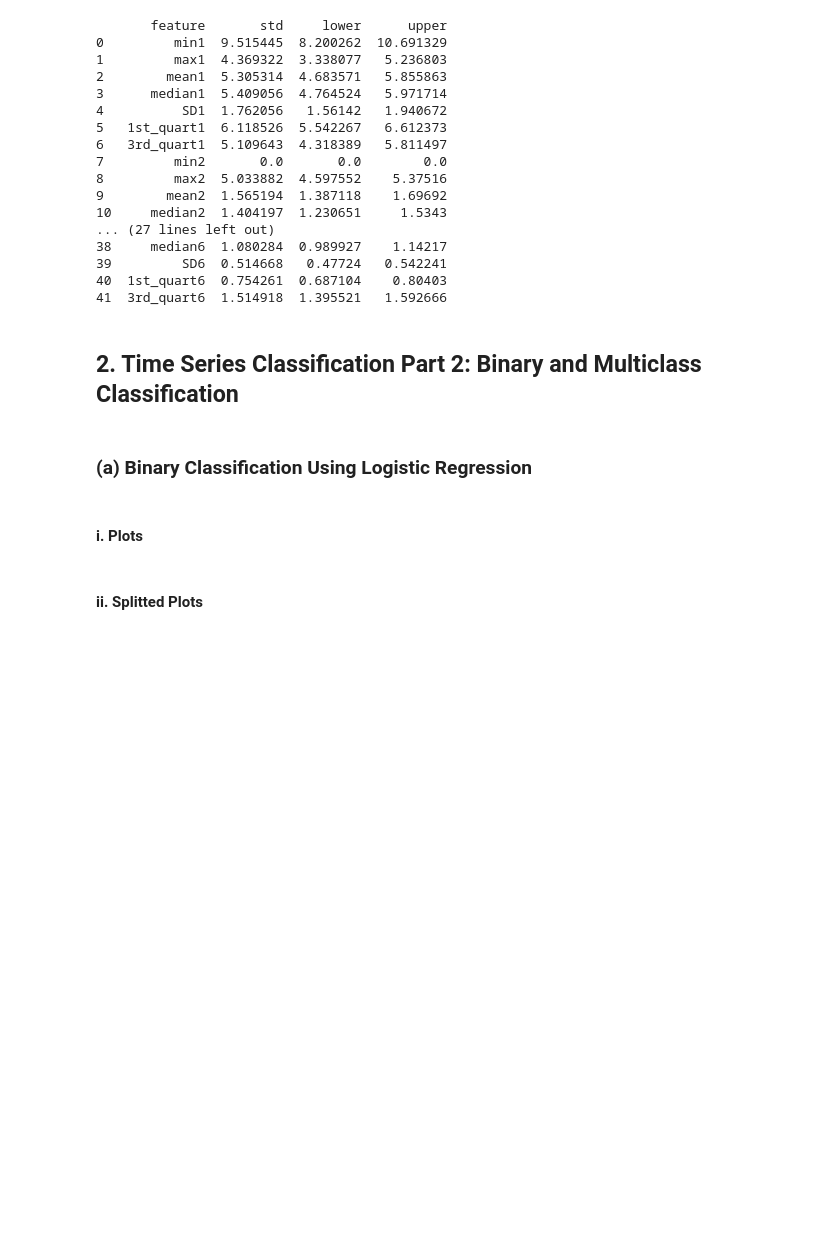
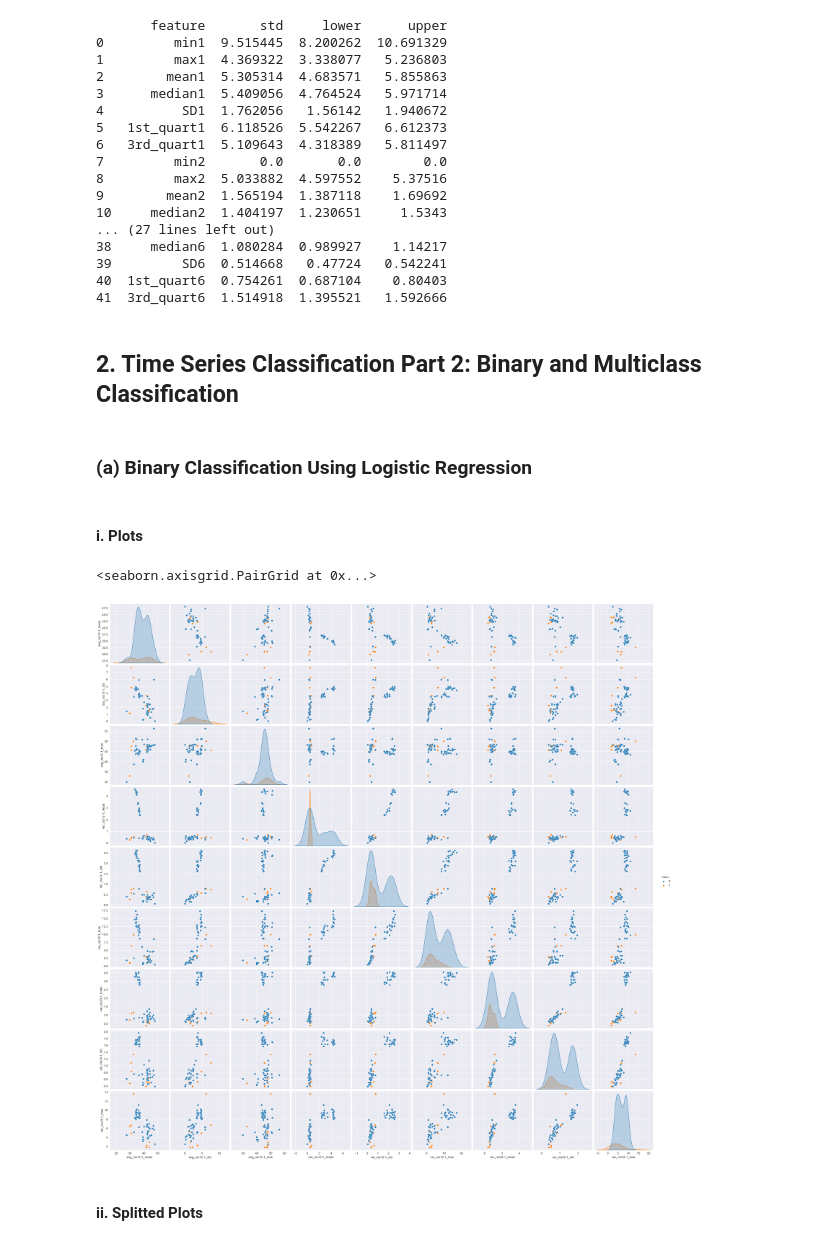
Before and after one commit to johncase17/DSCI552HW4, a Jupyter notebook: notebook/Case_John_HW4.ipynb, the cells around one changed output. Saved outputs shown, nothing was run; the diff lists cells and outputs as text; code cells hidden in the pictures; blank space fills up the shorter version.

```diff
--- a/notebook/Case_John_HW4.ipynb
+++ b/notebook/Case_John_HW4.ipynb
@@ -240,5 +252,62 @@ print(std_interval)
 ### (a) Binary Classification Using Logistic Regression
 # %% [markdown]
 #### i. Plots
+# %%
+#main features: mean, std, max
+
+#extracts the time series features (index 1, 2, 6) and break into k series
+#returns dataframe
+def extract_features(dframe, k):
+    temp = pd.DataFrame({'avg_rss12': dframe[1], 'var_rss12': dframe[2], 'var_rss23': dframe[6]})
+    stride = len(temp) / k
+    chunks = []
+    for i in range(k):
+        start_row = int(i * stride)
+        end_row = int((i + 1) * stride)
+        chunk = temp.iloc[start_row:end_row].reset_index(drop=True)
+        chunk.columns = [f"{col}-{i+1}" for col in chunk.columns]
+        chunks.append(chunk)
+
+    return pd.concat(chunks, axis=1)
+
+#applies three selected features mean, std, max to each time series
+#returns row with each metric for each col in dframe
+def analyze_features(dframe):
+    data = {}
+    for col in dframe.columns:
+        data[col+"_mean"] = dframe[col].mean()
+        data[col+"_std"] = dframe[col].std()
+        data[col+"_max"] = dframe[col].max()
+    return pd.DataFrame([data])
+def split_features(train_data, chunks):
+    bending_train = pd.DataFrame()
+    not_bending_train = pd.DataFrame()
+    combined_train = pd.DataFrame
+    for i in range(len(train_data)):
+        for j in range(len(train_data[i])):
+            temp_row = analyze_features(extract_features(train_data[i][j], chunks))
+            if i <= 1:
+                bending_train = pd.concat([bending_train, temp_row], ignore_index=True)
+            else:
+                not_bending_train = pd.concat([not_bending_train, temp_row], ignore_index=True)
+
+    #add class column
+    bending_train['class'] = 1
+    not_bending_train['class'] = 0
+    return pd.concat([bending_train, not_bending_train], ignore_index=True)
+
+def split_features_class(train_data, chunks):
+    class_train = pd.DataFrame()
+    for i in range(len(train_data)):
+        for j in range(len(train_data[i])):
+            temp_row = analyze_features(extract_features(train_data[i][j], chunks))
+            temp_row['class'] = [i]
+            class_train = pd.concat([class_train, temp_row], ignore_index=True)
+    return class_train
+#plot
+sns.pairplot(split_features(training_data, 1), hue='class', height=3)
+# %% [output]
+<seaborn.axisgrid.PairGrid at 0x...>
+[figure, added]
 # %% [markdown]
 #### ii. Splitted Plots
```
Also changed, not shown: parts of 25 cells of this notebook.
